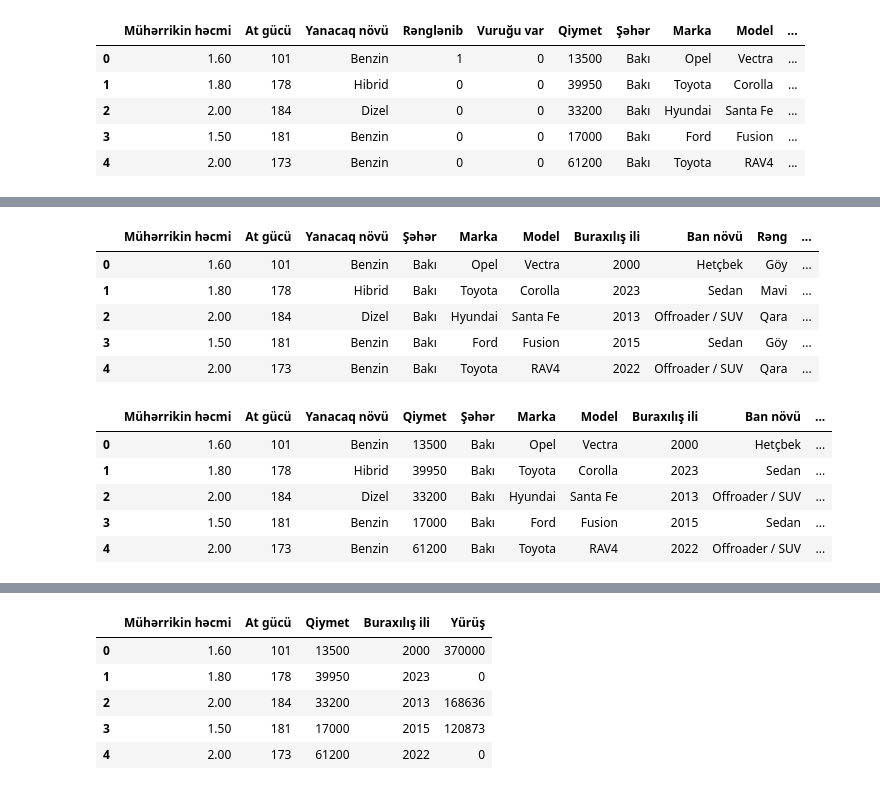
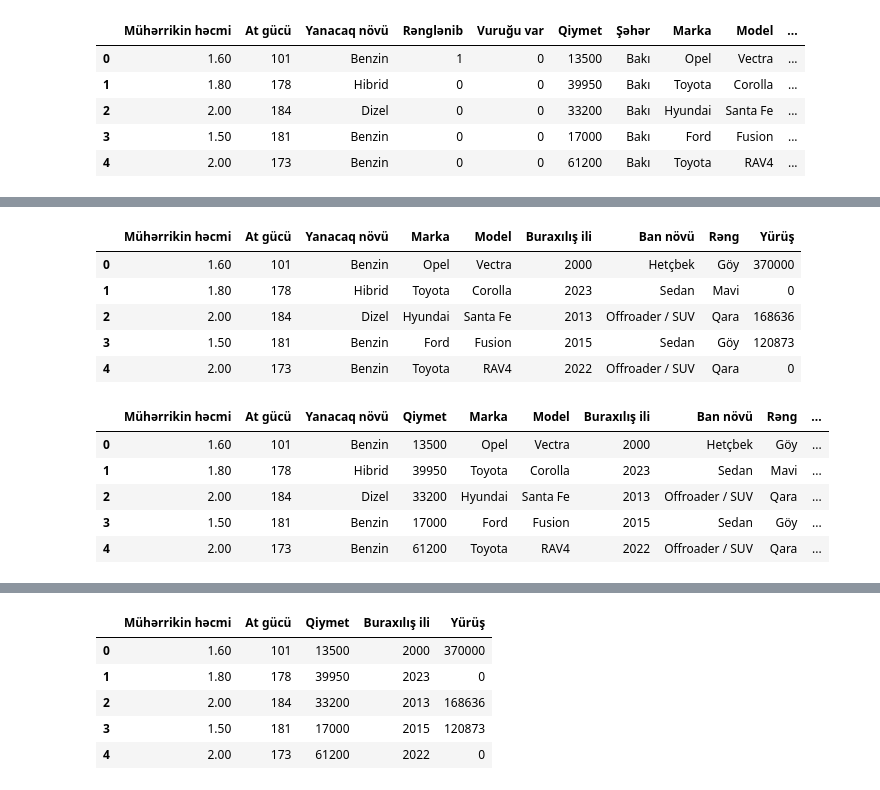
Before and after one commit to RzayevNihat/Car-Price-Predictor, a Jupyter notebook: car_price_prediction2.ipynb, the cells around one changed output, grey strips where cells are left out. Drawn from its saved outputs; the diff is of its cells as text; code cells hidden in the pictures.

```diff
--- a/car_price_prediction2.ipynb
+++ b/car_price_prediction2.ipynb
@@ -306,39 +305,39 @@ Index(['Mühərrikin həcmi', 'At gücü', 'Yanacaq növü', 'Rənglənib',
       dtype='object')
 # %%
 drop_column=['Rənglənib',
-       'Vuruğu var','Qiymet',
-       'Yan pərdələr', 'Arxa görüntü kamerası',
+       'Vuruğu var','Qiymet','Şəhər',
+       'Yan pərdələr', 'Arxa görüntü kamerası','Sürətlər qutusu',
        'Mərkəzi qapanma', 'Oturacaqların isidilməsi', 'Dəri salon',
        'Yağış sensoru', 'Lyuk', 'Park radarı', 'Kondisioner', 'Abs',
-       'Ksenon lampalar', 'Oturacaqların ventilyasiyası',
+       'Ksenon lampalar', 'Oturacaqların ventilyasiyası','Ötürücü','Yerlərin sayı',
        'Yüngül lehimli disklər']
 df_st=df.drop(columns=drop_column,axis=1)
 df_st.head()
 # %% [output]
-|  | Mühərrikin həcmi | At gücü | Yanacaq növü | Şəhər | Marka | Model | Buraxılış ili | Ban növü | Rəng | ... |
-| 0 | 1.60 | 101 | Benzin | Bakı | Opel | Vectra | 2000 | Hetçbek | Göy | ... |
-| 1 | 1.80 | 178 | Hibrid | Bakı | Toyota | Corolla | 2023 | Sedan | Mavi | ... |
-| 2 | 2.00 | 184 | Dizel | Bakı | Hyundai | Santa Fe | 2013 | Offroader / SUV | Qara | ... |
-| 3 | 1.50 | 181 | Benzin | Bakı | Ford | Fusion | 2015 | Sedan | Göy | ... |
-| 4 | 2.00 | 173 | Benzin | Bakı | Toyota | RAV4 | 2022 | Offroader / SUV | Qara | ... |
+|  | Mühərrikin həcmi | At gücü | Yanacaq növü | Marka | Model | Buraxılış ili | Ban növü | Rəng | Yürüş |
+| 0 | 1.60 | 101 | Benzin | Opel | Vectra | 2000 | Hetçbek | Göy | 370000 |
+| 1 | 1.80 | 178 | Hibrid | Toyota | Corolla | 2023 | Sedan | Mavi | 0 |
+| 2 | 2.00 | 184 | Dizel | Hyundai | Santa Fe | 2013 | Offroader / SUV | Qara | 168636 |
+| 3 | 1.50 | 181 | Benzin | Ford | Fusion | 2015 | Sedan | Göy | 120873 |
+| 4 | 2.00 | 173 | Benzin | Toyota | RAV4 | 2022 | Offroader / SUV | Qara | 0 |
 # %%
 df_st.to_csv('cc_price.csv',index=False)
 # %%
 drop_column=['Rənglənib',
-       'Vuruğu var','Yan pərdələr', 'Arxa görüntü kamerası',
-       'Mərkəzi qapanma', 'Oturacaqların isidilməsi', 'Dəri salon',
+       'Vuruğu var','Yan pərdələr', 'Arxa görüntü kamerası','Sürətlər qutusu',
+       'Mərkəzi qapanma', 'Oturacaqların isidilməsi', 'Dəri salon','Şəhər',
        'Yağış sensoru', 'Lyuk', 'Park radarı', 'Kondisioner', 'Abs',
-       'Ksenon lampalar', 'Oturacaqların ventilyasiyası',
+       'Ksenon lampalar', 'Oturacaqların ventilyasiyası','Ötürücü','Yerlərin sayı',
        'Yüngül lehimli disklər']
 df_new=df.drop(columns=drop_column)
 df_new.head()
 # %% [output]
-|  | Mühərrikin həcmi | At gücü | Yanacaq növü | Qiymet | Şəhər | Marka | Model | Buraxılış ili | Ban növü | ... |
-| 0 | 1.60 | 101 | Benzin | 13500 | Bakı | Opel | Vectra | 2000 | Hetçbek | ... |
-| 1 | 1.80 | 178 | Hibrid | 39950 | Bakı | Toyota | Corolla | 2023 | Sedan | ... |
-| 2 | 2.00 | 184 | Dizel | 33200 | Bakı | Hyundai | Santa Fe | 2013 | Offroader / SUV | ... |
-| 3 | 1.50 | 181 | Benzin | 17000 | Bakı | Ford | Fusion | 2015 | Sedan | ... |
-| 4 | 2.00 | 173 | Benzin | 61200 | Bakı | Toyota | RAV4 | 2022 | Offroader / SUV | ... |
+|  | Mühərrikin həcmi | At gücü | Yanacaq növü | Qiymet | Marka | Model | Buraxılış ili | Ban növü | Rəng | ... |
+| 0 | 1.60 | 101 | Benzin | 13500 | Opel | Vectra | 2000 | Hetçbek | Göy | ... |
+| 1 | 1.80 | 178 | Hibrid | 39950 | Toyota | Corolla | 2023 | Sedan | Mavi | ... |
+| 2 | 2.00 | 184 | Dizel | 33200 | Hyundai | Santa Fe | 2013 | Offroader / SUV | Qara | ... |
+| 3 | 1.50 | 181 | Benzin | 17000 | Ford | Fusion | 2015 | Sedan | Göy | ... |
+| 4 | 2.00 | 173 | Benzin | 61200 | Toyota | RAV4 | 2022 | Offroader / SUV | Qara | ... |
 # %%
 df_new.head()
 # %% [output]
```
Also changed, not shown: parts of 22 cells of this notebook, 3 other files.
